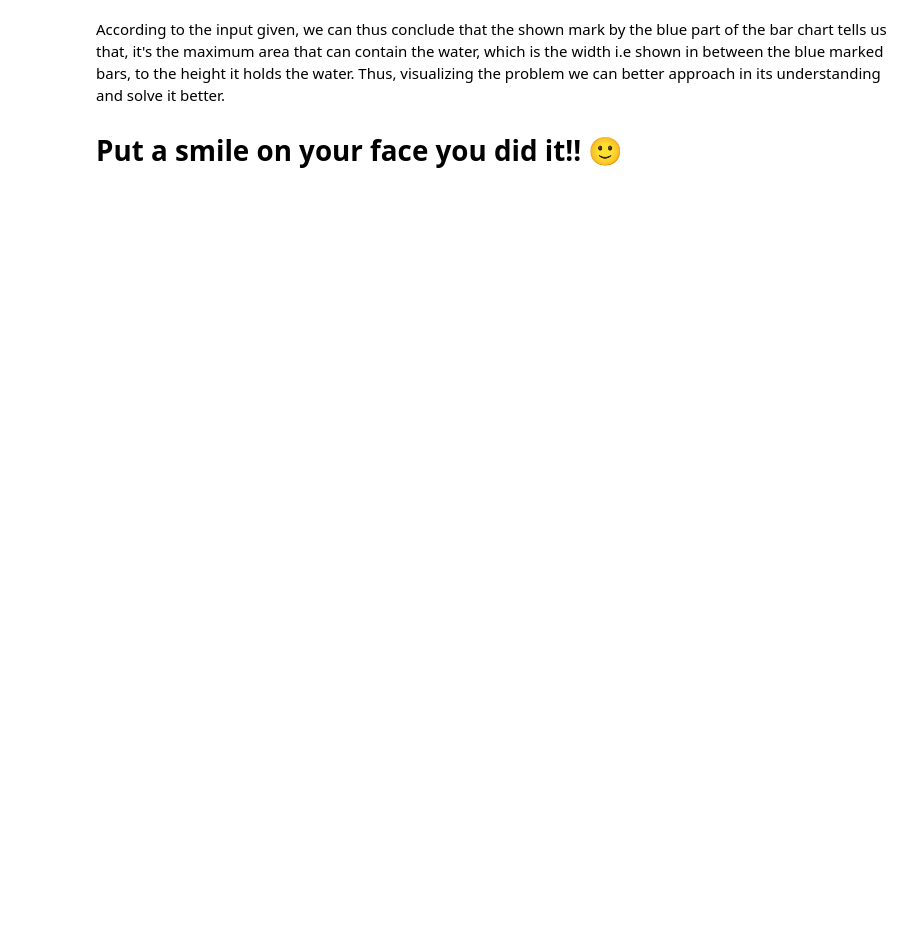
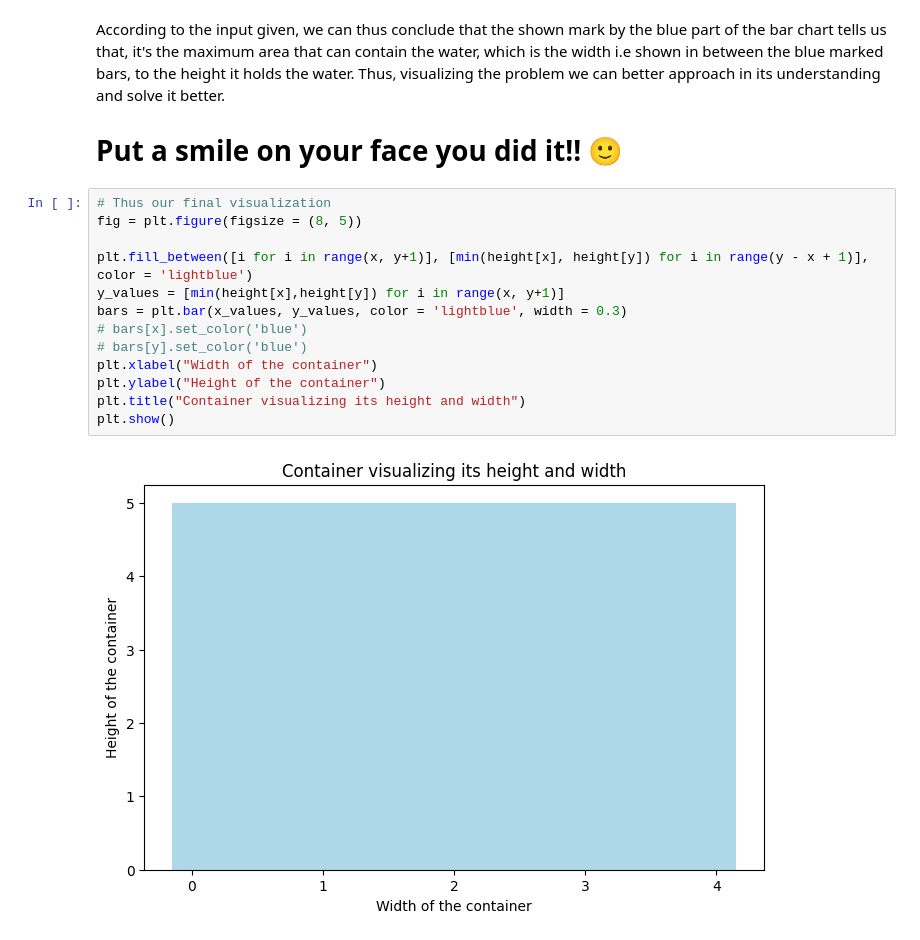
Before and after one commit to IshanKarki/LeetCodes, a Jupyter notebook: Container With Most Water/Container_With_Most_Water.ipynb, the cells around one changed output. Drawn from its saved outputs; the diff is of its cells as text; blank space fills up the shorter version.

```diff
--- a/Container With Most Water/Container_With_Most_Water.ipynb
+++ b/Container With Most Water/Container_With_Most_Water.ipynb
@@ -135,3 +135,18 @@ Shown (x, y) as (Width, Height)
 # %% [markdown]
 According to the input given, we can thus conclude that the shown mark by the blue part of the bar chart tells us that, it's the maximum area that can contain the water, which is the width i.e shown in between the blue marked bars, to the height it holds the water. Thus, visualizing the problem we can better approach in its understanding and solve it better.
 # Put a smile on your face you did it!! 🙂
+# %%
+# Thus our final visualization
+fig = plt.figure(figsize = (8, 5))
+
+plt.fill_between([i for i in range(x, y+1)], [min(height[x], height[y]) for i in range(y - x + 1)], color = 'lightblue')
+y_values = [min(height[x],height[y]) for i in range(x, y+1)]
+bars = plt.bar(x_values, y_values, color = 'lightblue', width = 0.3)
+# bars[x].set_color('blue')
+# bars[y].set_color('blue')
+plt.xlabel("Width of the container")
+plt.ylabel("Height of the container")
+plt.title("Container visualizing its height and width")
+plt.show()
+# %% [output]
+[figure, added]
```
Also changed, not shown: parts of 3 cells of this notebook.
